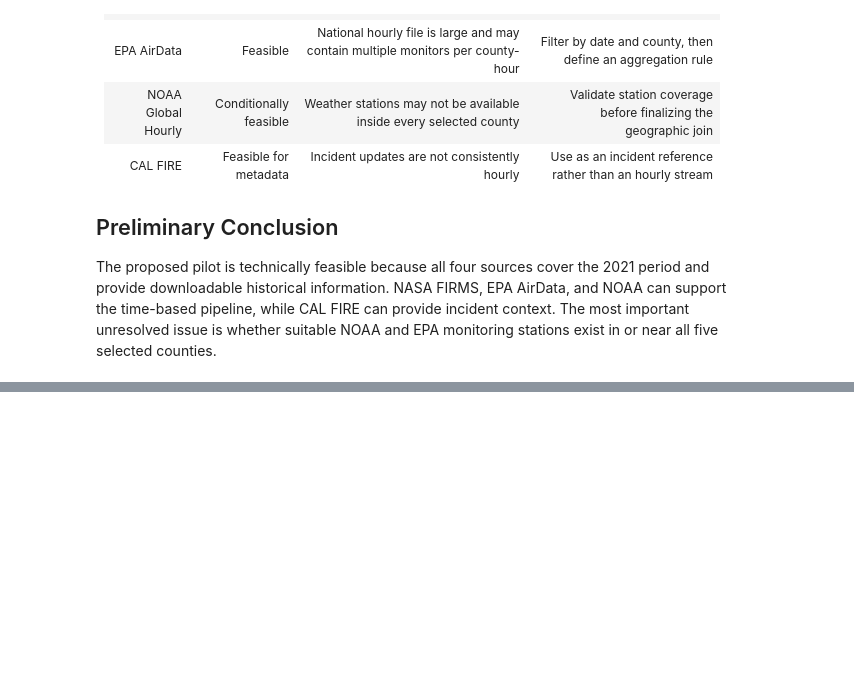
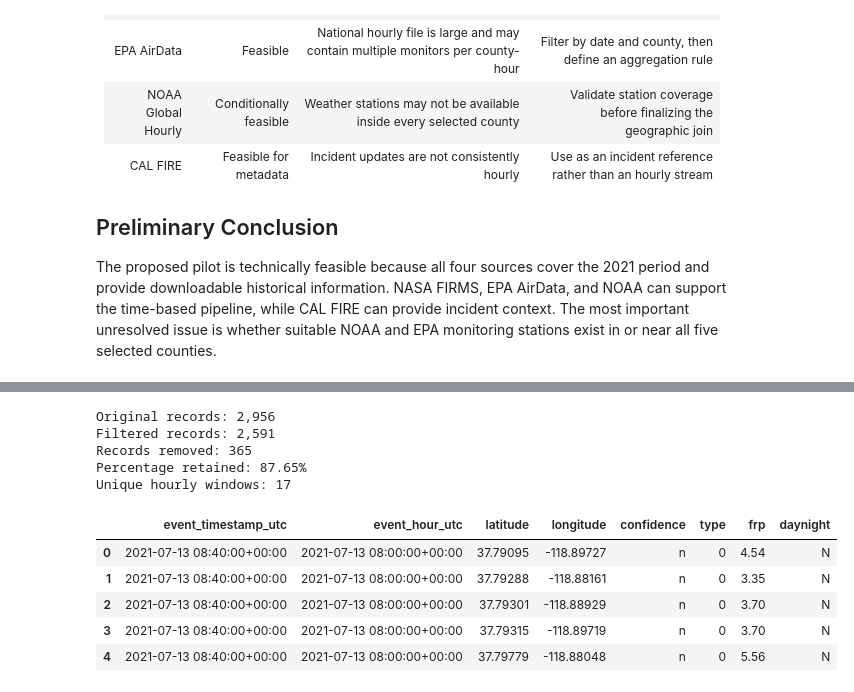
Before and after one commit to varunavy/smokewatch-replay, a Jupyter notebook: notebooks/00_data_feasibility.ipynb, the cells around one changed output, grey strips where cells are left out. Drawn from its saved outputs; the diff is of its cells as text; code cells hidden in the pictures; blank space fills up the shorter version.

```diff
--- a/notebooks/00_data_feasibility.ipynb
+++ b/notebooks/00_data_feasibility.ipynb
@@ -90,0 +360,51 @@ The proposed pilot is technically feasible because all four sources cover the 20
+# %%
+firms_filtered = firms_clean[
+    (firms_clean["type"] == 0)
+    & (firms_clean["confidence"].isin(["n", "h"]))
+].copy()
+
+# Create the hourly key required for later integration.
+firms_filtered["event_hour_utc"] = (
+    firms_filtered["event_timestamp_utc"].dt.floor("h")
+)
+
+records_removed = len(firms_clean) - len(firms_filtered)
+percent_retained = (
+    len(firms_filtered) / len(firms_clean) * 100
+)
+
+print(f"Original records: {len(firms_clean):,}")
+print(f"Filtered records: {len(firms_filtered):,}")
+print(f"Records removed: {records_removed:,}")
+print(f"Percentage retained: {percent_retained:.2f}%")
+print(
+    f"Unique hourly windows: "
+    f"{firms_filtered['event_hour_utc'].nunique()}"
+)
+
+display(
+    firms_filtered[
+        [
+            "event_timestamp_utc",
+            "event_hour_utc",
+            "latitude",
+            "longitude",
+            "confidence",
+            "type",
+            "frp",
+            "daynight"
+        ]
+    ].head()
+)
+# %% [output]
+Original records: 2,956
+Filtered records: 2,591
+Records removed: 365
+Percentage retained: 87.65%
+Unique hourly windows: 17
+|  | event_timestamp_utc | event_hour_utc | latitude | longitude | confidence | type | frp | daynight |
+| 0 | 2021-07-13 08:40:00+00:00 | 2021-07-13 08:00:00+00:00 | 37.79095 | -118.89727 | n | 0 | 4.54 | N |
+| 1 | 2021-07-13 08:40:00+00:00 | 2021-07-13 08:00:00+00:00 | 37.79288 | -118.88161 | n | 0 | 3.35 | N |
+| 2 | 2021-07-13 08:40:00+00:00 | 2021-07-13 08:00:00+00:00 | 37.79301 | -118.88929 | n | 0 | 3.70 | N |
+| 3 | 2021-07-13 08:40:00+00:00 | 2021-07-13 08:00:00+00:00 | 37.79315 | -118.89719 | n | 0 | 3.70 | N |
+| 4 | 2021-07-13 08:40:00+00:00 | 2021-07-13 08:00:00+00:00 | 37.79779 | -118.88048 | n | 0 | 5.56 | N |
```
Also changed, not shown: parts of 27 cells of this notebook.
